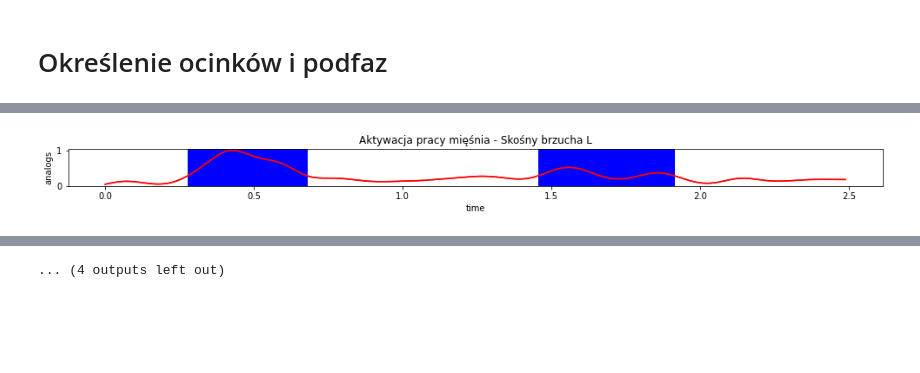
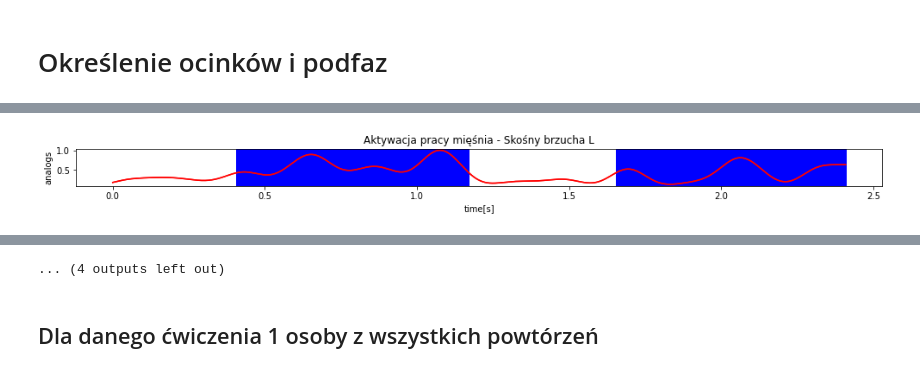
Before and after one commit to kkluwak/PJATK2020, a Jupyter notebook: RDCLabs/Praca_miesni.ipynb, the cells around one changed output, grey strips where cells are left out. Cells and saved outputs as stored; diff of their text form; code cells hidden in the pictures; blank space fills up the shorter version.

```diff
--- a/RDCLabs/Praca_miesni.ipynb
+++ b/RDCLabs/Praca_miesni.ipynb
@@ -83,6 +84,6 @@ def onset_offset_muscles(data_path):
         #print(threshold)
 
         plt.title("Aktywacja pracy mięśnia - "+muscles_names[i])
-        plt.xlabel("time")
+        plt.xlabel("time[s]")
         plt.ylabel("analogs")
         plt.show()
@@ -162,7 +177,7 @@ def onset_offset_muscles(data_path):
         #print(threshold)
 
         plt.title("Aktywacja pracy mięśnia - "+muscles_names[i])
-        plt.xlabel("time")
+        plt.xlabel("time[s]")
         plt.ylabel("analogs")
         plt.show()
 # %%
@@ -309,4 +352,4 @@ onset_offset_muscles_z_przesunieciem(data_path)
 # %%
-data_path=r"Z:\baza\2020-08-05-B0444-S01-E02-T01-K02.c3d"
+data_path=r"Z:\baza\2020-08-12-B0452-S01-E03-T01-K03.c3d"
 onset_offset_muscles(data_path)
 # %% [output]
@@ -317 +360 @@ onset_offset_muscles(data_path)
-[figure, old version]
+[figure, new version]
@@ -325 +368,3 @@ onset_offset_muscles(data_path)
 ... (4 outputs left out)
+# %% [markdown]
+## Dla danego ćwiczenia 1 osoby z wszystkich powtórzeń
```
Also changed, not shown: parts of 16 cells of this notebook.
